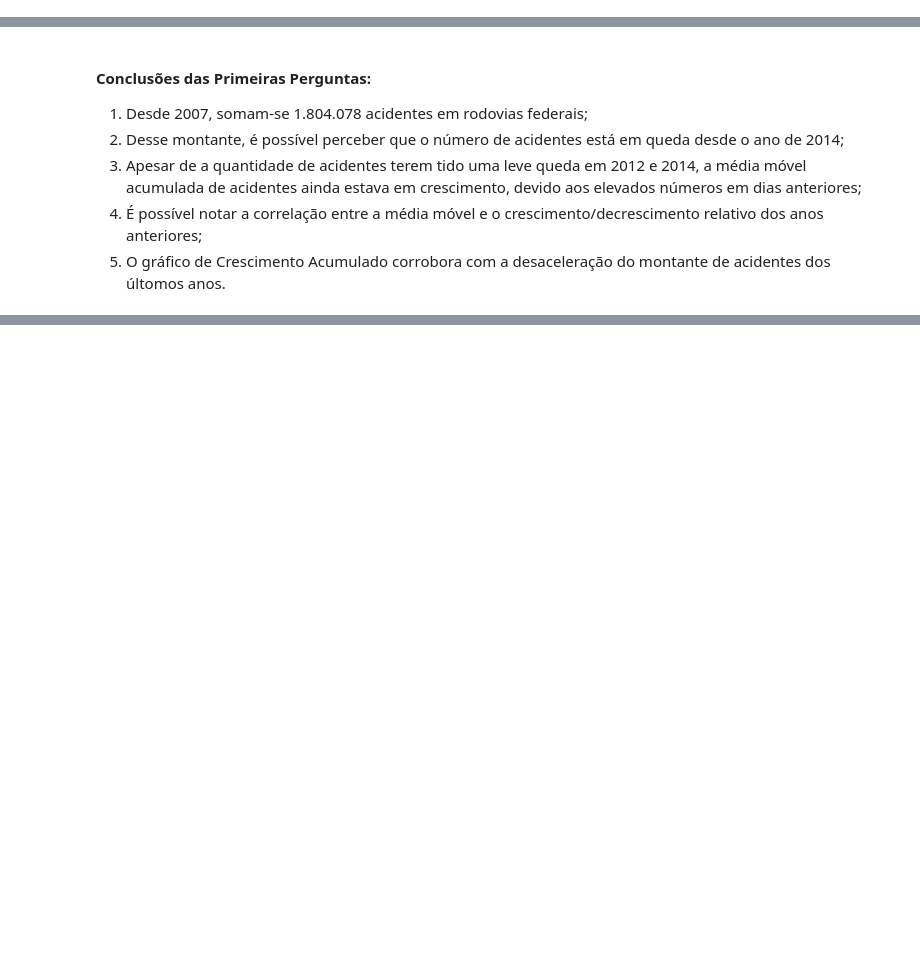
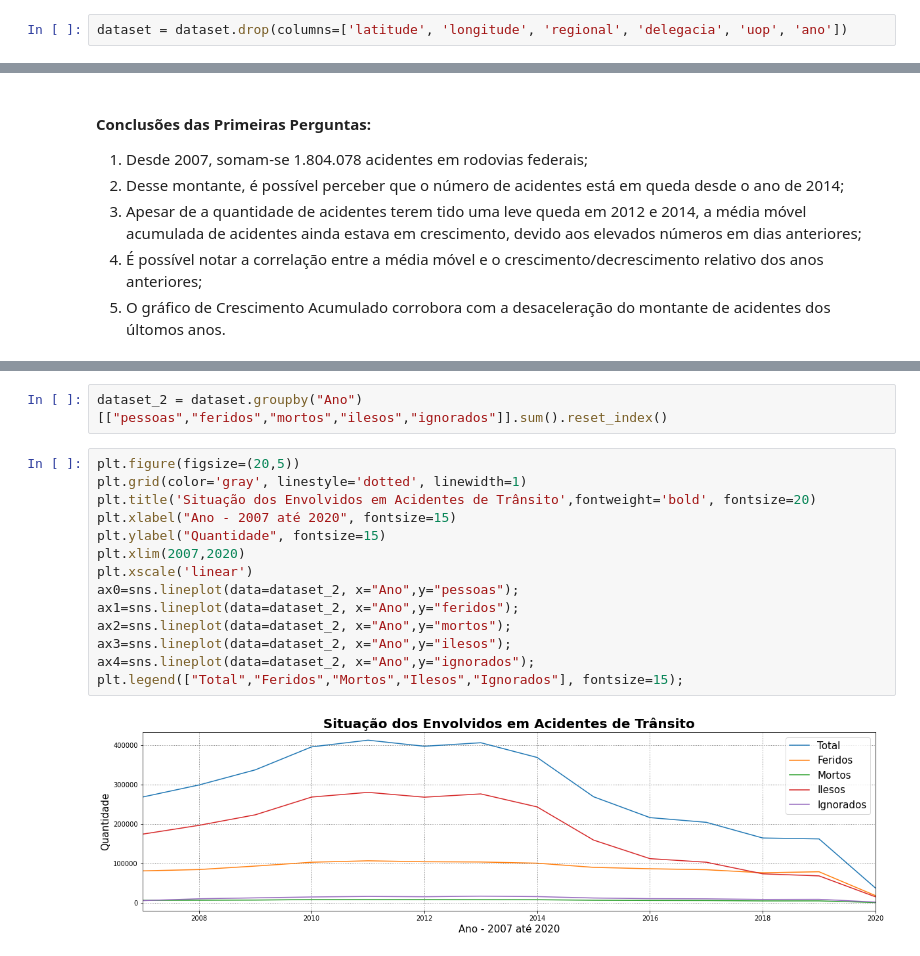
Before and after one commit to FelipeGBarreto/Projects, a Jupyter notebook: Acidentes_Rodovias_Federais.ipynb, the cells around one changed output, grey strips where cells are left out. Saved outputs shown, nothing was run; the diff lists cells and outputs as text; blank space fills up the shorter version.

```diff
--- a/Acidentes_Rodovias_Federais.ipynb
+++ b/Acidentes_Rodovias_Federais.ipynb
@@ -75,6 +75,8 @@ Quais perguntas eu quero responder a priori?
 - Quais os estados/regiões que mais causam acidentes?
 
 ...
+# %%
+dataset = dataset.drop(columns=['latitude', 'longitude', 'regional', 'delegacia', 'uop', 'ano'])
 # %% [markdown]
 ### 3.1. Acidentes por Ano, Mês e Comportamento das Séries Temporais
 # %% [markdown]
@@ -213,0 +227,18 @@ ax.set_xlabel("Mês", fontsize=15);
+# %%
+dataset_2 = dataset.groupby("Ano")[["pessoas","feridos","mortos","ilesos","ignorados"]].sum().reset_index()
+# %%
+plt.figure(figsize=(20,5))
+plt.grid(color='gray', linestyle='dotted', linewidth=1)
+plt.title('Situação dos Envolvidos em Acidentes de Trânsito',fontweight='bold', fontsize=20)
+plt.xlabel("Ano - 2007 até 2020", fontsize=15)
+plt.ylabel("Quantidade", fontsize=15)
+plt.xlim(2007,2020)
+plt.xscale('linear')
+ax0=sns.lineplot(data=dataset_2, x="Ano",y="pessoas");
+ax1=sns.lineplot(data=dataset_2, x="Ano",y="feridos");
+ax2=sns.lineplot(data=dataset_2, x="Ano",y="mortos");
+ax3=sns.lineplot(data=dataset_2, x="Ano",y="ilesos");
+ax4=sns.lineplot(data=dataset_2, x="Ano",y="ignorados");
+plt.legend(["Total","Feridos","Mortos","Ilesos","Ignorados"], fontsize=15);
+# %% [output]
+[figure, added]
```
Also changed, not shown: parts of 9 cells of this notebook.
